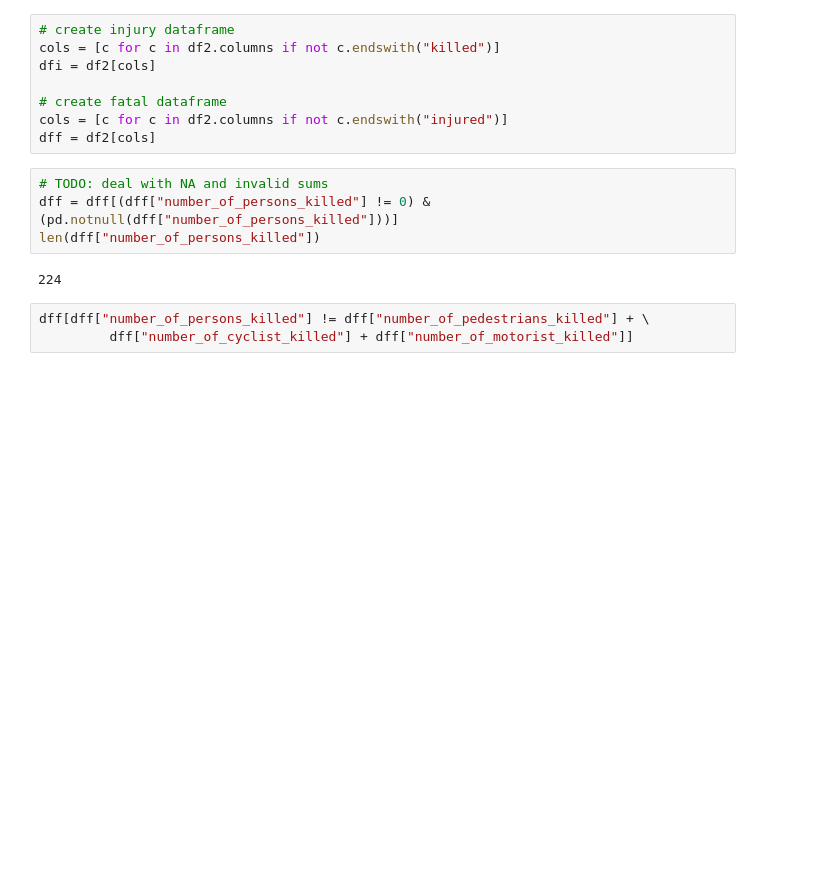
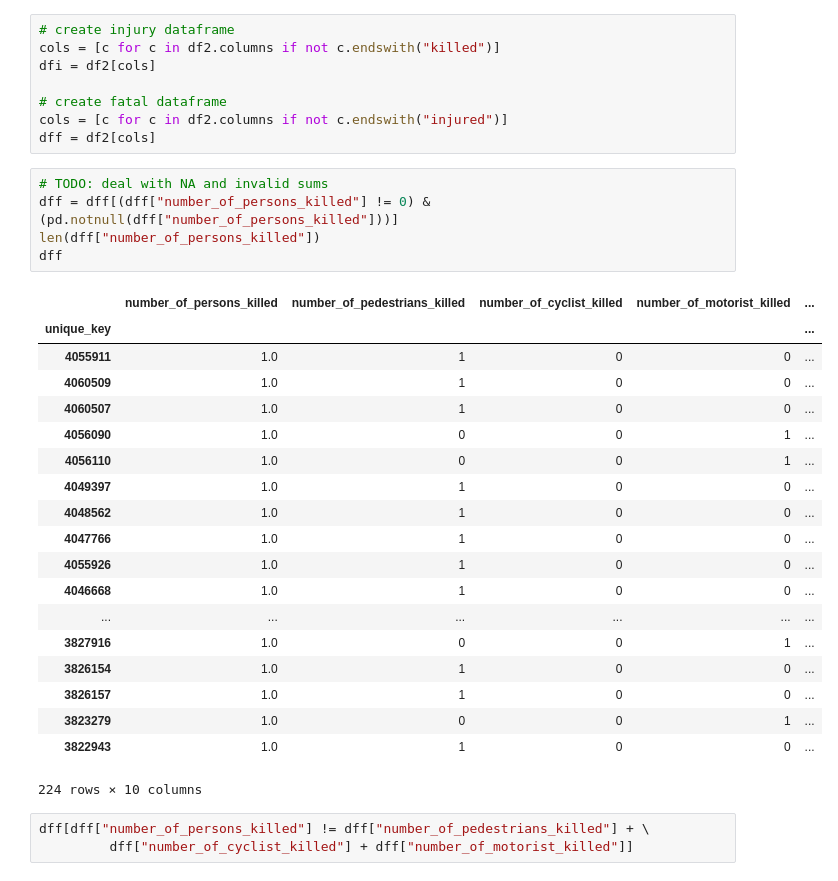
Before and after one commit to dan55/collisions, a Jupyter notebook: collisions.ipynb, the cells around one changed output. Drawn from its saved outputs; the diff is of its cells as text; blank space fills up the shorter version.

```diff
--- a/collisions.ipynb
+++ b/collisions.ipynb
@@ -260,9 +329,28 @@ dff = df2[cols]
 # %%
 # TODO: deal with NA and invalid sums
 dff = dff[(dff["number_of_persons_killed"] != 0) & (pd.notnull(dff["number_of_persons_killed"]))]
 len(dff["number_of_persons_killed"])
+dff
 # %% [output]
+|  | number_of_persons_killed | number_of_pedestrians_killed | number_of_cyclist_killed | number_of_motorist_killed | ... |
+| unique_key |  |  |  |  | ... |
+| 4055911 | 1.0 | 1 | 0 | 0 | ... |
+| 4060509 | 1.0 | 1 | 0 | 0 | ... |
+| 4060507 | 1.0 | 1 | 0 | 0 | ... |
+| 4056090 | 1.0 | 0 | 0 | 1 | ... |
+| 4056110 | 1.0 | 0 | 0 | 1 | ... |
+| 4049397 | 1.0 | 1 | 0 | 0 | ... |
+| 4048562 | 1.0 | 1 | 0 | 0 | ... |
+| 4047766 | 1.0 | 1 | 0 | 0 | ... |
+| 4055926 | 1.0 | 1 | 0 | 0 | ... |
+| 4046668 | 1.0 | 1 | 0 | 0 | ... |
+| ... | ... | ... | ... | ... | ... |
+| 3827916 | 1.0 | 0 | 0 | 1 | ... |
+| 3826154 | 1.0 | 1 | 0 | 0 | ... |
+| 3826157 | 1.0 | 1 | 0 | 0 | ... |
+| 3823279 | 1.0 | 0 | 0 | 1 | ... |
+| 3822943 | 1.0 | 1 | 0 | 0 | ... |
-224
+224 rows × 10 columns
 # %%
 dff[dff["number_of_persons_killed"] != dff["number_of_pedestrians_killed"] + \
          dff["number_of_cyclist_killed"] + dff["number_of_motorist_killed"]]
```
Also changed, not shown: parts of 14 cells of this notebook.
